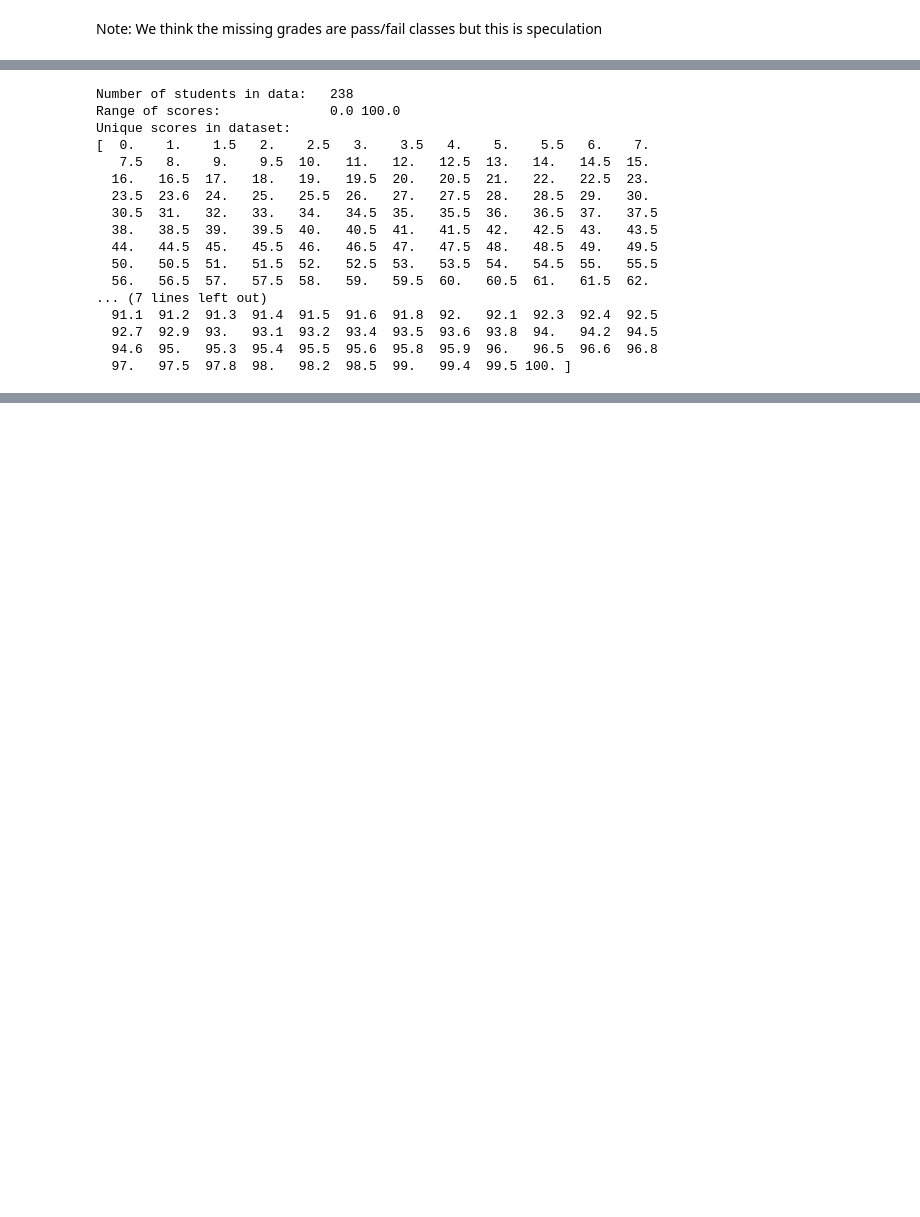
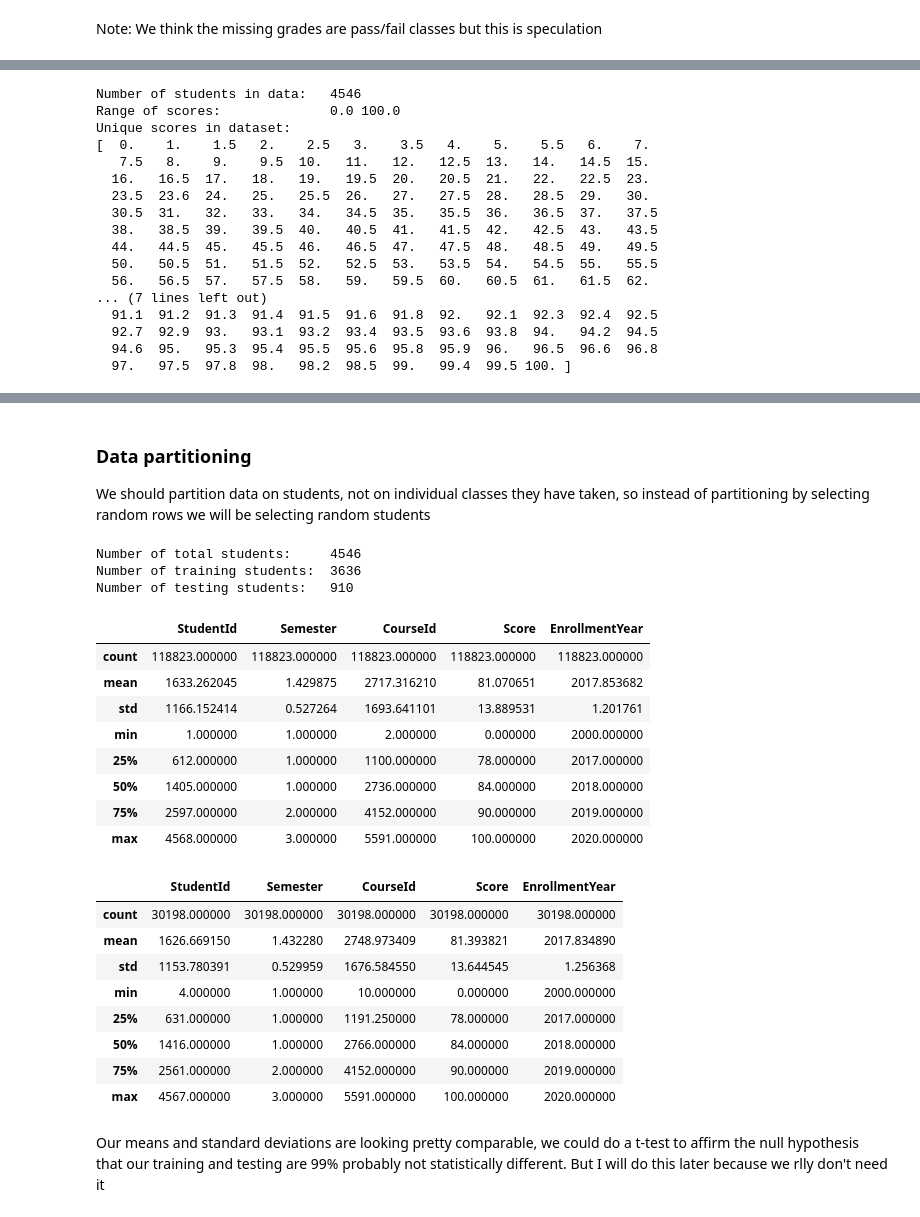
Before and after one commit to jahoon1998/CU-Boulder-CSCI-5502-Data-Mining, a Jupyter notebook: content-based-filtering/User-User-Content-Based.ipynb, the cells around one changed output, grey strips where cells are left out. Saved outputs shown, nothing was run; the diff lists cells and outputs as text; code cells hidden in the pictures; blank space fills up the shorter version.

Commit message:
Started Student-Course matrix

```diff
--- a/content-based-filtering/User-User-Content-Based.ipynb
+++ b/content-based-filtering/User-User-Content-Based.ipynb
@@ -82,12 +84,12 @@ Note: We think the missing grades are pass/fail classes but this is speculation
 # %%
 career_data_clean = career_data.dropna()
 # %%
-print("Number of students in data:  ", career_data_clean.Score.nunique())
+print("Number of students in data:  ", career_data_clean.StudentId.nunique())
 print("Range of scores:             ", career_data_clean.Score.min(), career_data_clean.Score.max())
 print("Unique scores in dataset:    ")
 print(np.array(sorted(career_data_clean.Score.unique())))
 # %% [output]
-Number of students in data:   238
+Number of students in data:   4546
 Range of scores:              0.0 100.0
 Unique scores in dataset:
 [  0.    1.    1.5   2.    2.5   3.    3.5   4.    5.    5.5   6.    7.
@@ -125,3 +127,41 @@ display(career_student_data.head(5))
 | 2 | 1115 | 18-19 | 1.0 | 684 | General Chemistry Lab.（B） | Department of Medicine Teaching o... | 83.5 | 2018 | ... |
 | 3 | 1115 | 18-19 | 1.0 | 748 | Physiology | College of Life Sciences | 85.0 | 2018 | ... |
 | 4 | 1115 | 18-19 | 1.0 | 844 | Physiology Lab. | College of Life Sciences | 75.0 | 2018 | ... |
+# %% [markdown]
+### Data partitioning
+We should partition data on students, not on individual classes they have taken, so instead of partitioning by selecting random rows we will be selecting random students
+# %%
+all_student_ids = career_student_data.StudentId.unique()
+training_students = np.random.choice(all_student_ids, int(all_student_ids.size * .8), False)
+testing_students = np.array([i for i in all_student_ids if i not in training_students])
+training_data = career_student_data[career_student_data["StudentId"].isin(training_students)]
+testing_data = career_student_data[career_student_data["StudentId"].isin(testing_students)]
+print("Number of total students:    ", all_student_ids.size)
+print("Number of training students: ", training_students.size)
+print("Number of testing students:  ", testing_students.size)
+display(training_data.describe())
+display(testing_data.describe())
+# %% [output]
+Number of total students:     4546
+Number of training students:  3636
+Number of testing students:   910
+|  | StudentId | Semester | CourseId | Score | EnrollmentYear |
+| count | 118823.000000 | 118823.000000 | 118823.000000 | 118823.000000 | 118823.000000 |
+| mean | 1633.262045 | 1.429875 | 2717.316210 | 81.070651 | 2017.853682 |
+| std | 1166.152414 | 0.527264 | 1693.641101 | 13.889531 | 1.201761 |
+| min | 1.000000 | 1.000000 | 2.000000 | 0.000000 | 2000.000000 |
+| 25% | 612.000000 | 1.000000 | 1100.000000 | 78.000000 | 2017.000000 |
+| 50% | 1405.000000 | 1.000000 | 2736.000000 | 84.000000 | 2018.000000 |
+| 75% | 2597.000000 | 2.000000 | 4152.000000 | 90.000000 | 2019.000000 |
+| max | 4568.000000 | 3.000000 | 5591.000000 | 100.000000 | 2020.000000 |
+|  | StudentId | Semester | CourseId | Score | EnrollmentYear |
+| count | 30198.000000 | 30198.000000 | 30198.000000 | 30198.000000 | 30198.000000 |
+| mean | 1626.669150 | 1.432280 | 2748.973409 | 81.393821 | 2017.834890 |
+| std | 1153.780391 | 0.529959 | 1676.584550 | 13.644545 | 1.256368 |
+| min | 4.000000 | 1.000000 | 10.000000 | 0.000000 | 2000.000000 |
+| 25% | 631.000000 | 1.000000 | 1191.250000 | 78.000000 | 2017.000000 |
+| 50% | 1416.000000 | 1.000000 | 2766.000000 | 84.000000 | 2018.000000 |
+| 75% | 2561.000000 | 2.000000 | 4152.000000 | 90.000000 | 2019.000000 |
+| max | 4567.000000 | 3.000000 | 5591.000000 | 100.000000 | 2020.000000 |
+# %% [markdown]
+Our means and standard deviations are looking pretty comparable, we could do a t-test to affirm the null hypothesis that our training and testing are 99% probably not statistically different. But I will do this later because we rlly don't need it
```
Also changed, not shown: parts of 5 cells of this notebook.
